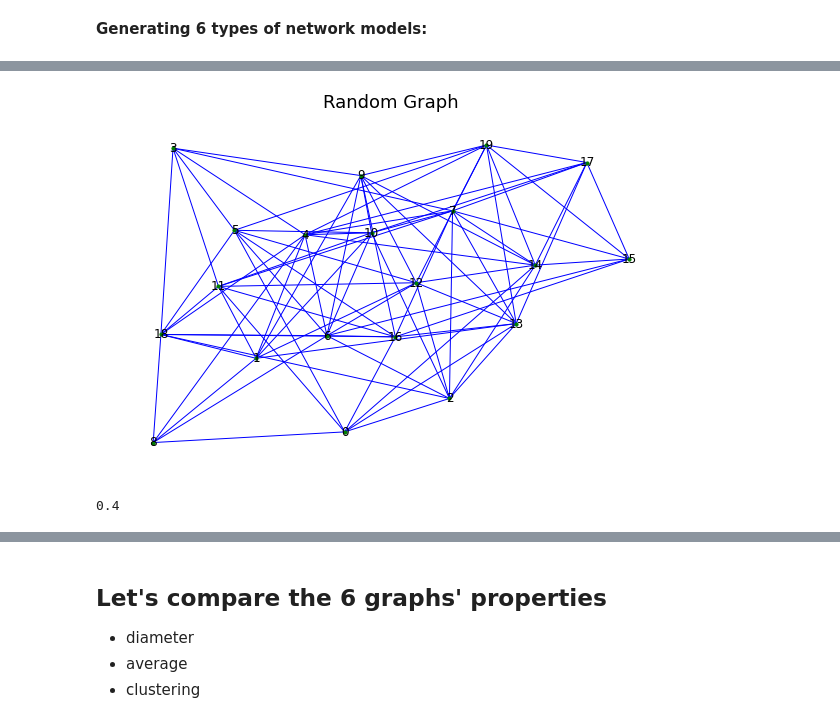
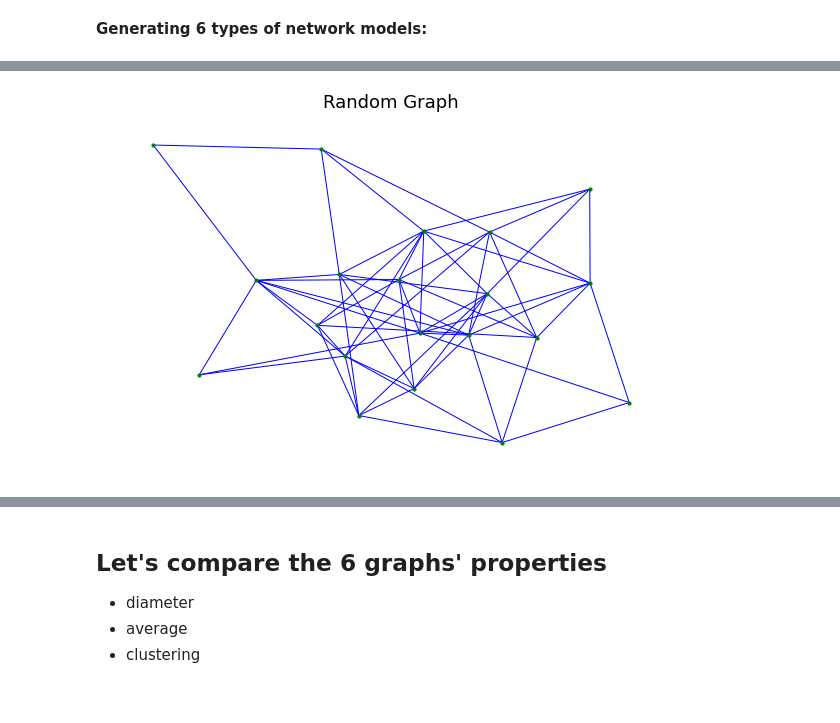
Before and after one commit to hqu/networkx_demo, a Jupyter notebook: CplusJ2022/NetworkX_network_models_tutorial.ipynb, the cells around one changed output, grey strips where cells are left out. Cells and saved outputs as stored; diff of their text form; code cells hidden in the pictures.

```diff
--- a/CplusJ2022/NetworkX_network_models_tutorial.ipynb
+++ b/CplusJ2022/NetworkX_network_models_tutorial.ipynb
@@ -61,19 +65,16 @@ plt.show()
 # %%
+#A hack to tweak the value of p_random_link for networks with a few and with a lot of nodes.
 if n>20:
-  p_random_link = .1 - p_random_link/n
+  p_random_link = .1 - p_random_link/(n*.5)
 else:
-  p_random_link = p_random_link + .2
+  p_random_link = p_random_link + .1
 G_random = nx.erdos_renyi_graph(n, p_random_link, seed=None, directed=False)
 plt.figure(figsize=(8, 5))
-nx.draw(G_random, edge_color='blue', node_size=10, node_color='green', with_labels = True)
+nx.draw(G_random, edge_color='blue', node_size=10, node_color='green', with_labels = False)
 plt.title('Random Graph', size=18)
 plt.show()
 # %% [output]
-[figure, old version]
+[figure, new version]
-# %%
-p_random_link
-# %% [output]
-0.4
 # %%
 G_scale_free = nx.barabasi_albert_graph(n, 2)
 plt.figure(figsize=(8, 5))
```
Also changed, not shown: parts of 20 cells of this notebook.
